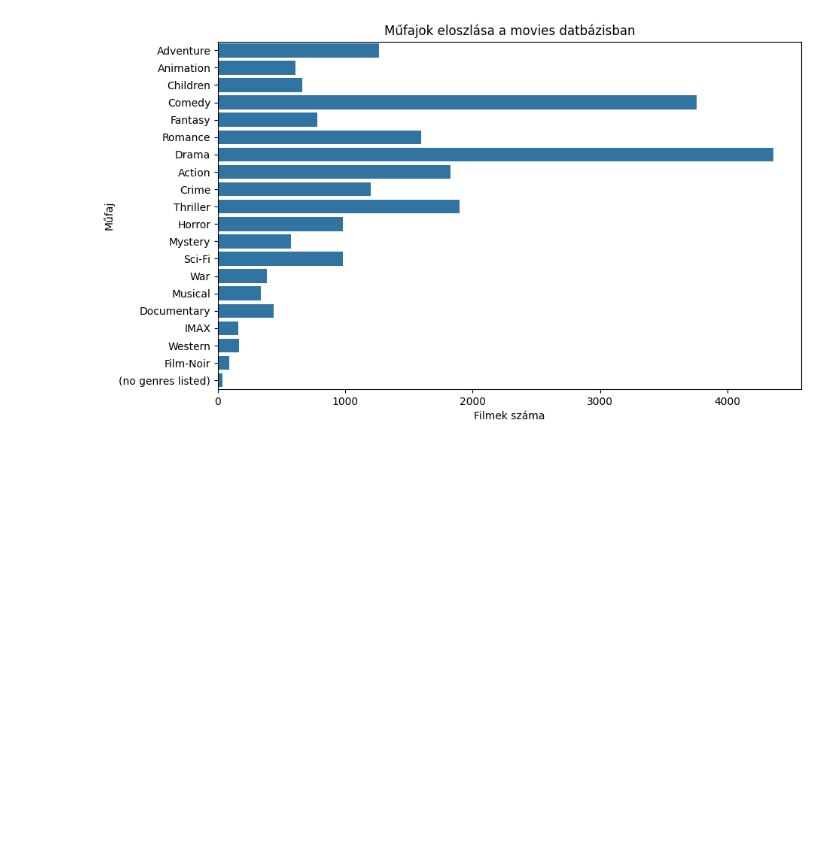
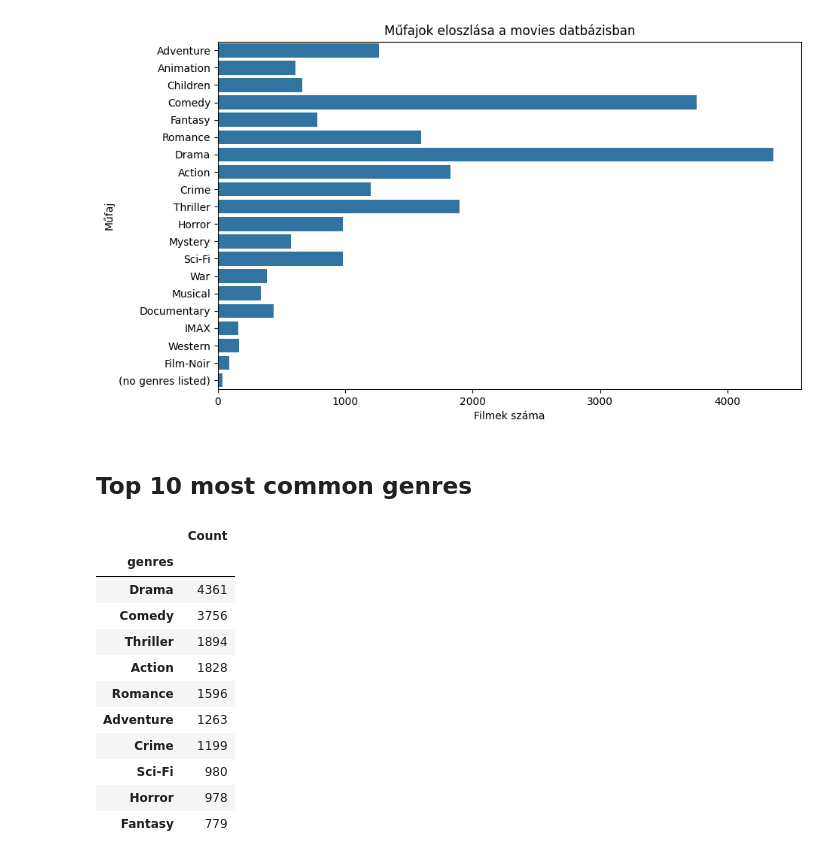
Before and after one commit to proland6/movie-recommendation-data-science, a Jupyter notebook: notebook/analysis.ipynb, the cells around one changed output. Cells and saved outputs as stored; diff of their text form; code cells hidden in the pictures; blank space fills up the shorter version.

Commit message:
Top 10 most common genres

```diff
--- a/notebook/analysis.ipynb
+++ b/notebook/analysis.ipynb
@@ -71,3 +72,27 @@ plt.show()
 # %% [output]
 {'Adventure': 1263, 'Animation': 611, 'Children': 664, 'Comedy': 3756, 'Fantasy': 779, 'Romance': 1596, 'Drama': 4361, 'Action': 1828, 'Crime': 1199, 'Thriller': 1894, 'Horror': 978, 'Mystery': 573, ' ...
 [figure]
+# %% [markdown]
+## Top 10 most common genres
+# %%
+df['genres'] = df['genres'].str.split('|')
+#print(df['genres'])
+df_exploded = df.explode('genres')
+
+top_10 = df_exploded['genres'].value_counts().head(10)
+
+
+top_10.to_frame(name='Count')
+# %% [output]
+|  | Count |
+| genres |  |
+| Drama | 4361 |
+| Comedy | 3756 |
+| Thriller | 1894 |
+| Action | 1828 |
+| Romance | 1596 |
+| Adventure | 1263 |
+| Crime | 1199 |
+| Sci-Fi | 980 |
+| Horror | 978 |
+| Fantasy | 779 |
```
Also changed, not shown: parts of 2 cells of this notebook.
